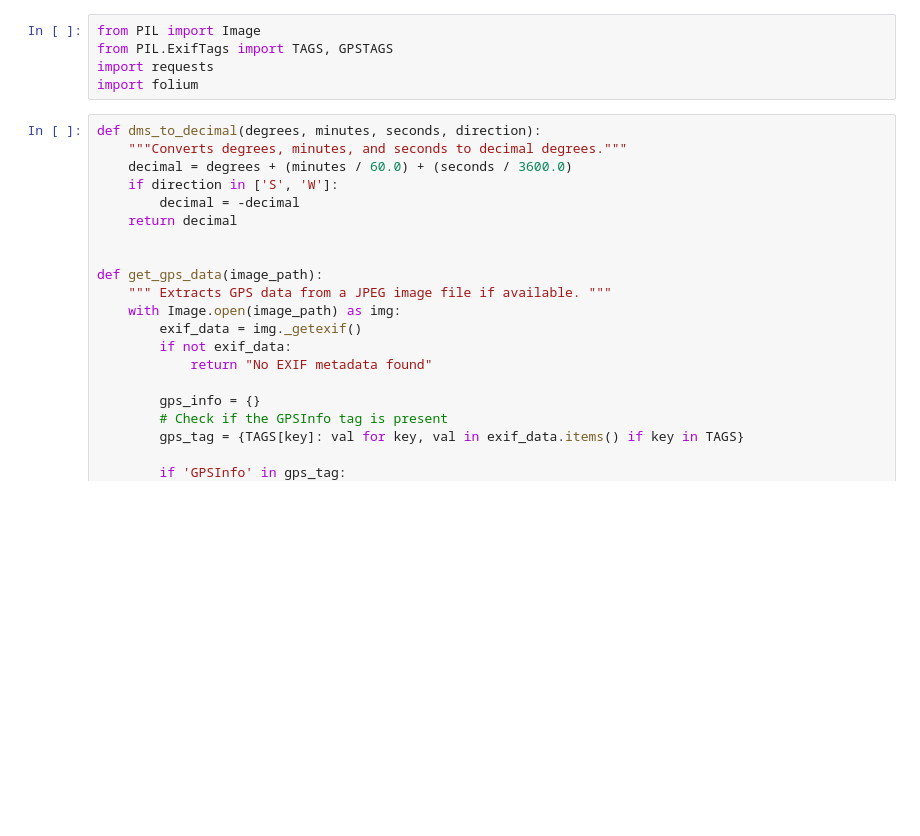
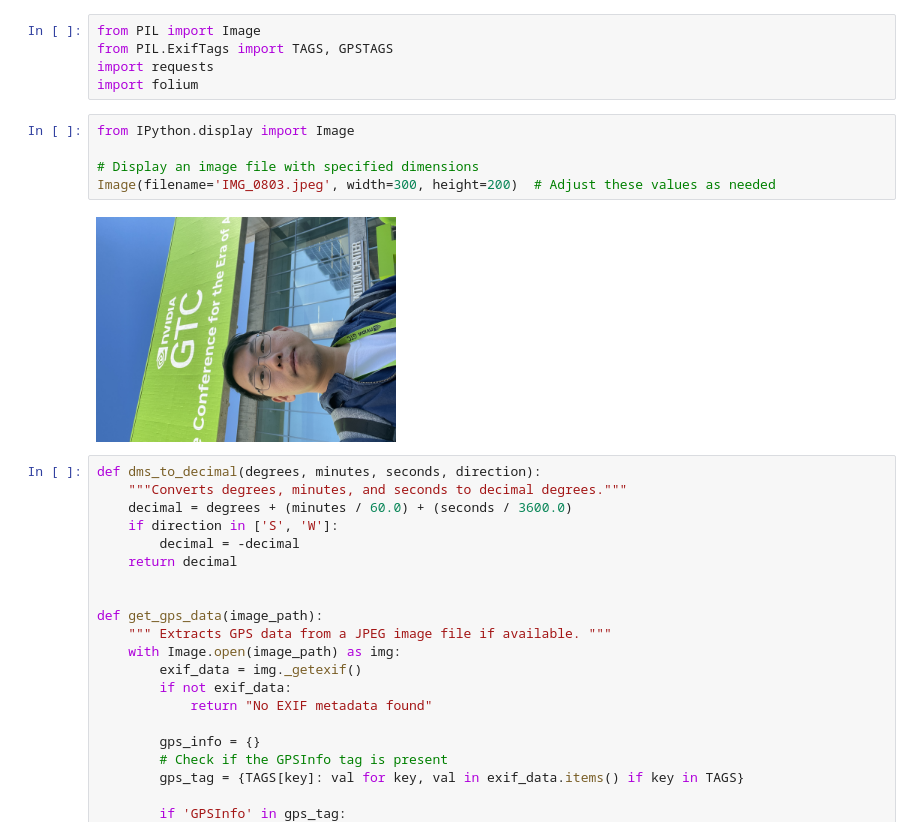
Before and after one commit to jac0320/AIPensieve, a Jupyter notebook: Location Extract and Pinpoint.ipynb, the cells around one changed output. Saved outputs shown, nothing was run; the diff lists cells and outputs as text; blank space fills up the shorter version.

```diff
--- a/Location Extract and Pinpoint.ipynb
+++ b/Location Extract and Pinpoint.ipynb
@@ -3,6 +3,13 @@ from PIL import Image
 from PIL.ExifTags import TAGS, GPSTAGS
 import requests
 import folium
+# %%
+from IPython.display import Image
+
+# Display an image file with specified dimensions
+Image(filename='IMG_0803.jpeg', width=300, height=200)  # Adjust these values as needed
+# %% [output]
+[figure, added]
 # %%
 def dms_to_decimal(degrees, minutes, seconds, direction):
     """Converts degrees, minutes, and seconds to decimal degrees."""
```
Also changed, not shown: parts of 3 cells of this notebook.
